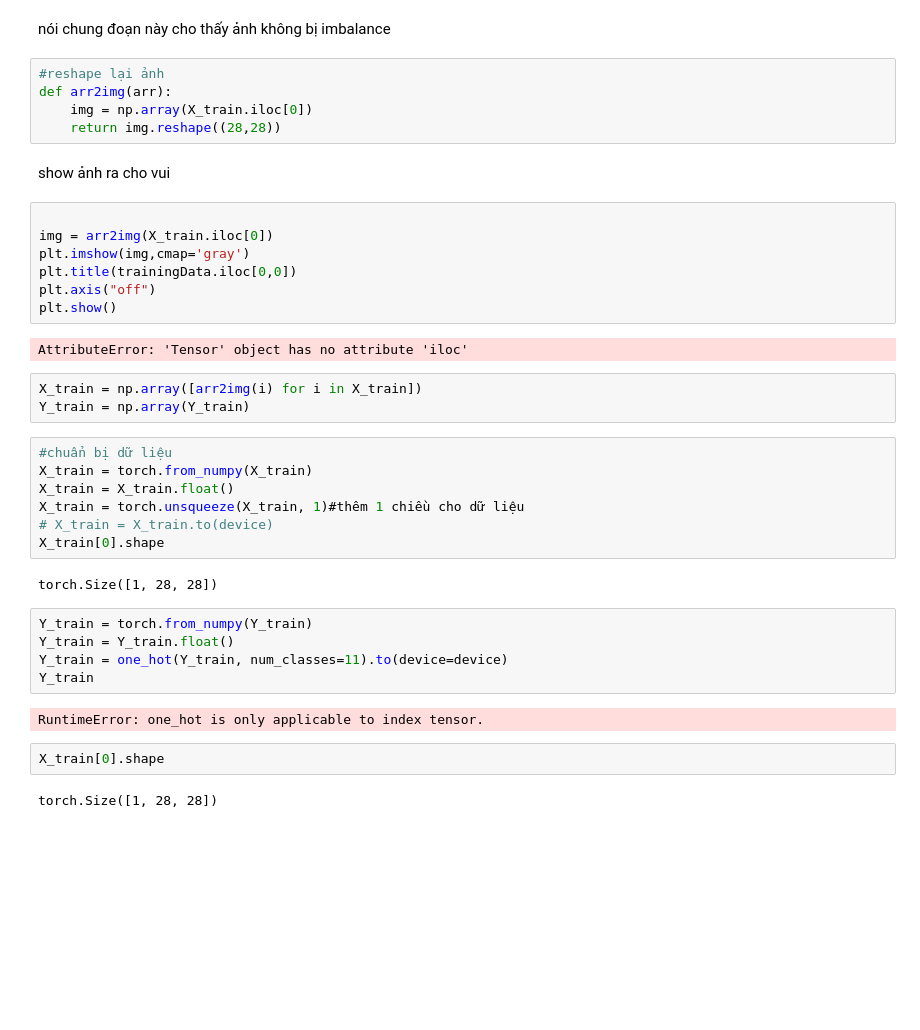
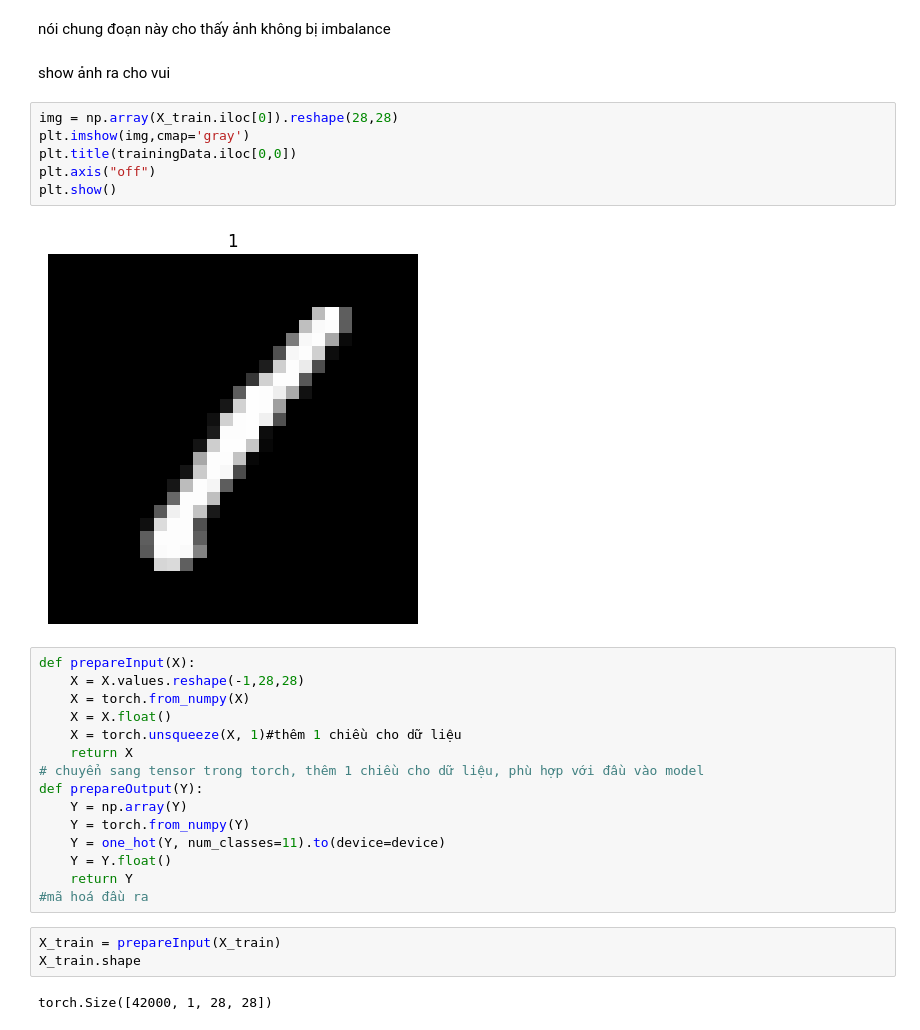
Before and after one commit to sonchuate/Bib-Number-Recognition, a Jupyter notebook: main.ipynb, the cells around one changed output. Cells and saved outputs as stored; diff of their text form; blank space fills up the shorter version.

```diff
--- a/main.ipynb
+++ b/main.ipynb
@@ -57,42 +57,33 @@ label
 Name: count, dtype: int64
 # %% [markdown]
 nói chung đoạn này cho thấy ảnh không bị imbalance
-# %%
-#reshape lại ảnh
-def arr2img(arr):
-    img = np.array(X_train.iloc[0])
-    return img.reshape((28,28))
 # %% [markdown]
 show ảnh ra cho vui
 # %%
-
-img = arr2img(X_train.iloc[0])
+img = np.array(X_train.iloc[0]).reshape(28,28)
 plt.imshow(img,cmap='gray')
 plt.title(trainingData.iloc[0,0])
 plt.axis("off")
 plt.show()
 # %% [output]
-AttributeError: 'Tensor' object has no attribute 'iloc'
+[figure, added]
-# %%
-X_train = np.array([arr2img(i) for i in X_train])
-Y_train = np.array(Y_train)
-# %%
-#chuẩn bị dữ liệu
-X_train = torch.from_numpy(X_train)
-X_train = X_train.float()
-X_train = torch.unsqueeze(X_train, 1)#thêm 1 chiều cho dữ liệu
-# X_train = X_train.to(device)
-X_train[0].shape
-# %% [output]
-torch.Size([1, 28, 28])
-# %%
-Y_train = torch.from_numpy(Y_train)
-Y_train = Y_train.float()
-Y_train = one_hot(Y_train, num_classes=11).to(device=device)
-Y_train
-# %% [output]
-RuntimeError: one_hot is only applicable to index tensor.
+# %%
+def prepareInput(X):
+    X = X.values.reshape(-1,28,28)
+    X = torch.from_numpy(X)
+    X = X.float()
+    X = torch.unsqueeze(X, 1)#thêm 1 chiều cho dữ liệu
+    return X
+# chuyển sang tensor trong torch, thêm 1 chiều cho dữ liệu, phù hợp với đầu vào model
+def prepareOutput(Y):
+    Y = np.array(Y)
+    Y = torch.from_numpy(Y)
+    Y = one_hot(Y, num_classes=11).to(device=device)
+    Y = Y.float()
+    return Y
+#mã hoá đầu ra
 # %%
-X_train[0].shape
+X_train = prepareInput(X_train)
+X_train.shape
 # %% [output]
-torch.Size([1, 28, 28])
+torch.Size([42000, 1, 28, 28])
```
Also changed, not shown: parts of 9 cells of this notebook, 3 other files.
